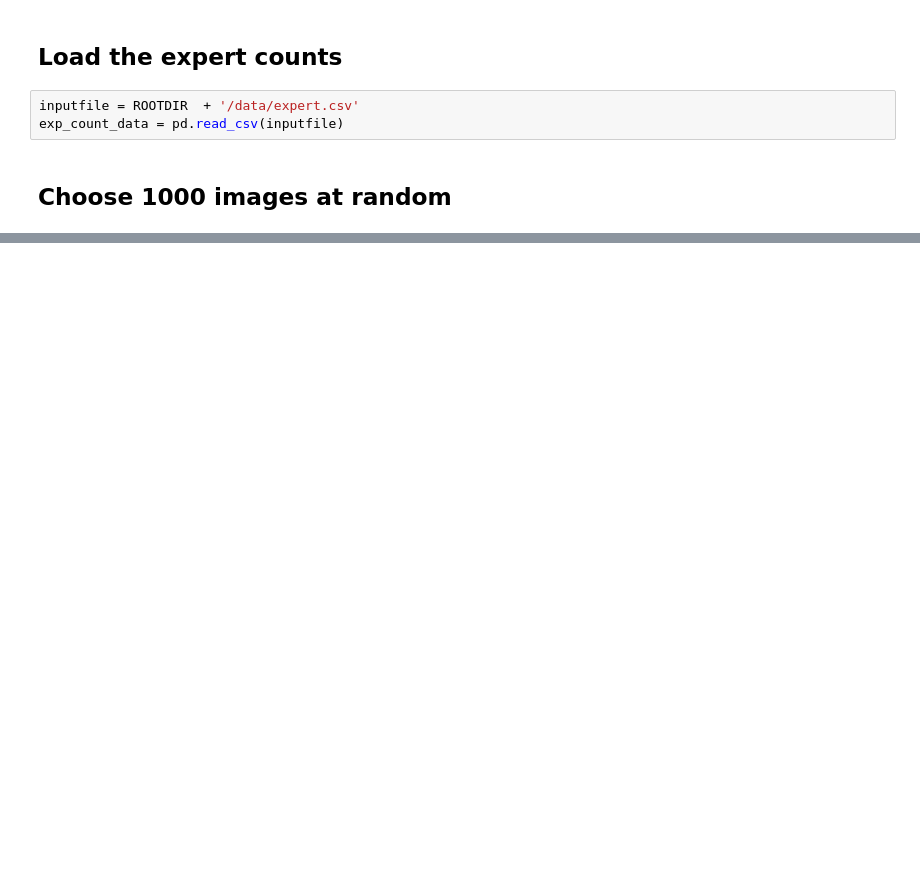
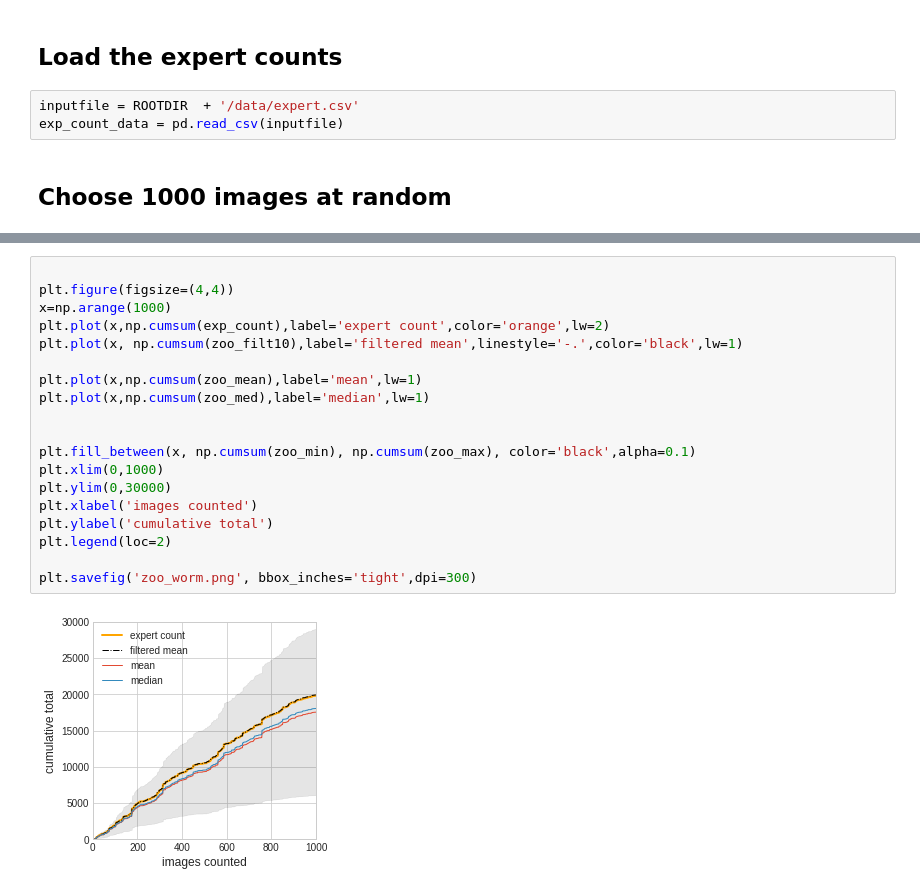
Before and after one commit to ctorney/deepWildCount, a Jupyter notebook: analysis/zooniverse.ipynb, the cells around one changed output, grey strips where cells are left out. Saved outputs shown, nothing was run; the diff lists cells and outputs as text; blank space fills up the shorter version.

```diff
--- a/analysis/zooniverse.ipynb
+++ b/analysis/zooniverse.ipynb
@@ -457,0 +273,21 @@ plt.savefig('errorvcount.png', bbox_inches='tight',dpi=300)
+# %%
+
+plt.figure(figsize=(4,4))
+x=np.arange(1000)
+plt.plot(x,np.cumsum(exp_count),label='expert count',color='orange',lw=2)
+plt.plot(x, np.cumsum(zoo_filt10),label='filtered mean',linestyle='-.',color='black',lw=1)
+
+plt.plot(x,np.cumsum(zoo_mean),label='mean',lw=1)
+plt.plot(x,np.cumsum(zoo_med),label='median',lw=1)
+
+
+plt.fill_between(x, np.cumsum(zoo_min), np.cumsum(zoo_max), color='black',alpha=0.1)
+plt.xlim(0,1000)
+plt.ylim(0,30000)
+plt.xlabel('images counted')
+plt.ylabel('cumulative total')
+plt.legend(loc=2)
+
+plt.savefig('zoo_worm.png', bbox_inches='tight',dpi=300)
+# %% [output]
+[figure, added]
```
Also changed, not shown: parts of 47 cells of this notebook.
